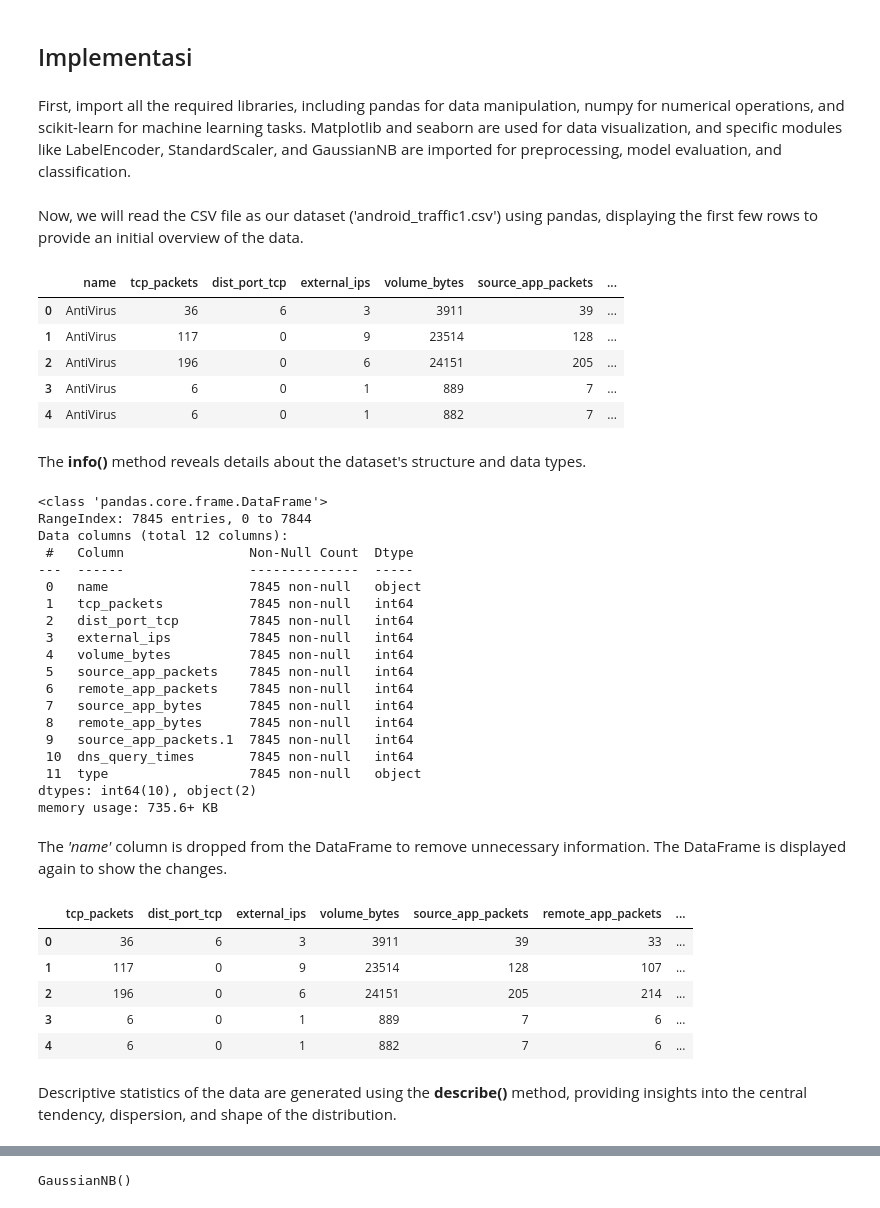
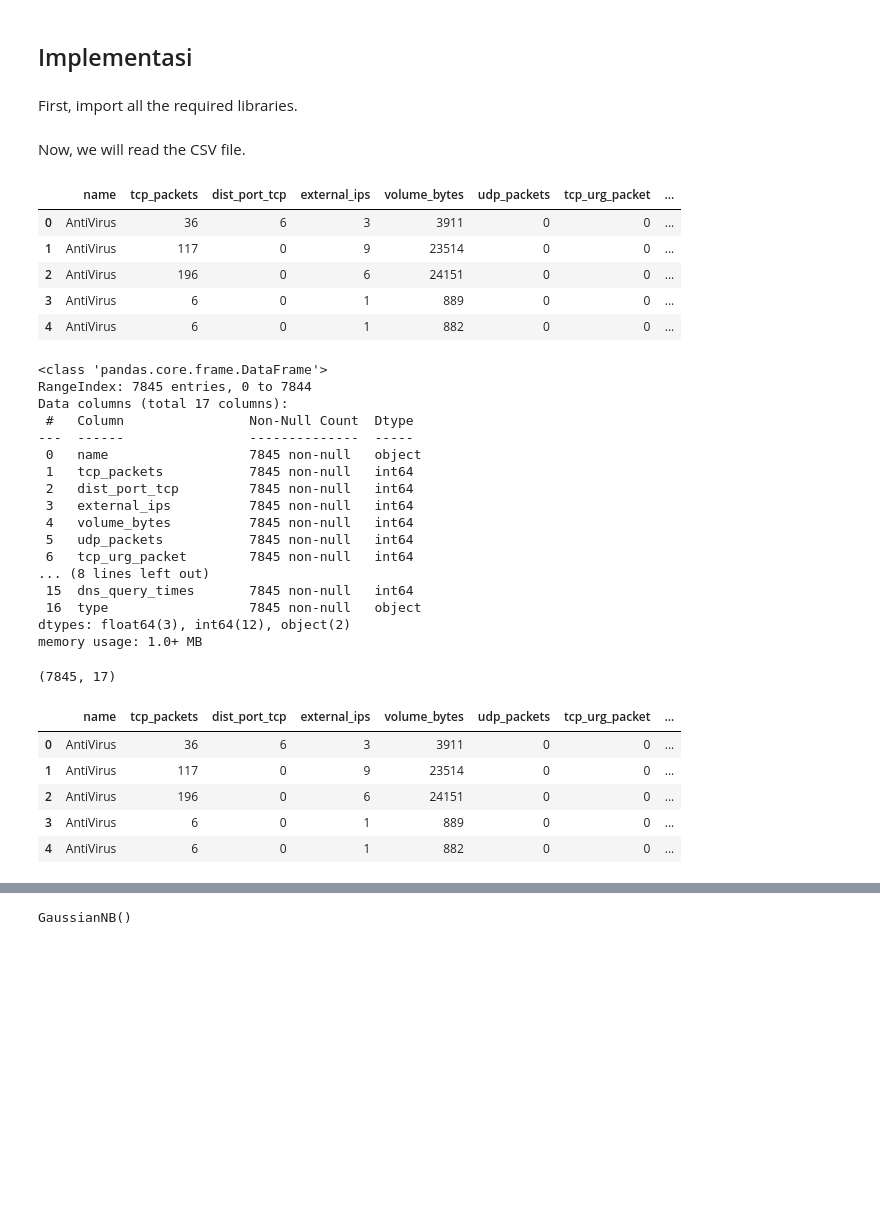
Before and after one commit to agnestsiburian/Proyek-CERTAN-NaiveBayes-G2, a Jupyter notebook: Proyek_CERTAN_NaiveBayes_2.ipynb, the cells around one changed output, grey strips where cells are left out. Saved outputs shown, nothing was run; the diff lists cells and outputs as text; code cells hidden in the pictures; blank space fills up the shorter version.

```diff
--- a/Proyek_CERTAN_NaiveBayes_2.ipynb
+++ b/Proyek_CERTAN_NaiveBayes_2.ipynb
@@ -39,8 +39,8 @@
 </table>
 # %% [markdown]
 ## Implementasi
-# %% [markdown]
-First, import all the required libraries, including pandas for data manipulation, numpy for numerical operations, and scikit-learn for machine learning tasks. Matplotlib and seaborn are used for data visualization, and specific modules like LabelEncoder, StandardScaler, and GaussianNB are imported for preprocessing, model evaluation, and classification.
+# %% [markdown]
+First, import all the required libraries.
 # %%
 # Import libraries
 
@@ -64,27 +64,26 @@ from sklearn.metrics import precision_recall_curve
 from sklearn.metrics import confusion_matrix
 from sklearn.metrics import ConfusionMatrixDisplay
 from sklearn.metrics import f1_score
-# %% [markdown]
-Now, we will read the CSV file as our dataset ('android_traffic1.csv') using pandas, displaying the first few rows to provide an initial overview of the data.
+# %% [markdown]
+Now, we will read the CSV file.
 # %%
 # Read dataset
-df = pd.read_csv('android_traffic.csv', sep=';')
+df = pd.read_csv('/content/sample_data/android_traffic.csv', sep=';')
 df.head()
 # %% [output]
-|  | name | tcp_packets | dist_port_tcp | external_ips | volume_bytes | source_app_packets | ... |
-| 0 | AntiVirus | 36 | 6 | 3 | 3911 | 39 | ... |
-| 1 | AntiVirus | 117 | 0 | 9 | 23514 | 128 | ... |
-| 2 | AntiVirus | 196 | 0 | 6 | 24151 | 205 | ... |
-| 3 | AntiVirus | 6 | 0 | 1 | 889 | 7 | ... |
-| 4 | AntiVirus | 6 | 0 | 1 | 882 | 7 | ... |
+|  | name | tcp_packets | dist_port_tcp | external_ips | volume_bytes | udp_packets | tcp_urg_packet | ... |
+| 0 | AntiVirus | 36 | 6 | 3 | 3911 | 0 | 0 | ... |
+| 1 | AntiVirus | 117 | 0 | 9 | 23514 | 0 | 0 | ... |
+| 2 | AntiVirus | 196 | 0 | 6 | 24151 | 0 | 0 | ... |
+| 3 | AntiVirus | 6 | 0 | 1 | 889 | 0 | 0 | ... |
+| 4 | AntiVirus | 6 | 0 | 1 | 882 | 0 | 0 | ... |
-# %% [markdown]
-The **info()** method reveals details about the dataset's structure and data types.
 # %%
 df.info()
+df.shape
 # %% [output]
 <class 'pandas.core.frame.DataFrame'>
 RangeIndex: 7845 entries, 0 to 7844
-Data columns (total 12 columns):
+Data columns (total 17 columns):
  #   Column                Non-Null Count  Dtype
 ---  ------                --------------  -----
  0   name                  7845 non-null   object
@@ -92,30 +91,25 @@ Data columns (total 12 columns):
  2   dist_port_tcp         7845 non-null   int64
  3   external_ips          7845 non-null   int64
  4   volume_bytes          7845 non-null   int64
- 5   source_app_packets    7845 non-null   int64
- 6   remote_app_packets    7845 non-null   int64
- 7   source_app_bytes      7845 non-null   int64
- 8   remote_app_bytes      7845 non-null   int64
- 9   source_app_packets.1  7845 non-null   int64
- 10  dns_query_times       7845 non-null   int64
- 11  type                  7845 non-null   object
-dtypes: int64(10), object(2)
-memory usage: 735.6+ KB
+ 5   udp_packets           7845 non-null   int64
+ 6   tcp_urg_packet        7845 non-null   int64
+... (8 lines left out)
+ 15  dns_query_times       7845 non-null   int64
+ 16  type                  7845 non-null   object
+dtypes: float64(3), int64(12), object(2)
+memory usage: 1.0+ MB
+(7845, 17)
-# %% [markdown]
-The *'name'* column is dropped from the DataFrame to remove unnecessary information. The DataFrame is displayed again to show the changes.
 # %%
-# Get required data
-df.drop(columns = ['name'], inplace=True)
+# Drop unnecessary columns
+df.drop(columns=['duracion', 'avg_local_pkt_rate', 'avg_remote_pkt_rate'], inplace=True)
 df.head()
 # %% [output]
-|  | tcp_packets | dist_port_tcp | external_ips | volume_bytes | source_app_packets | remote_app_packets | ... |
-| 0 | 36 | 6 | 3 | 3911 | 39 | 33 | ... |
-| 1 | 117 | 0 | 9 | 23514 | 128 | 107 | ... |
-| 2 | 196 | 0 | 6 | 24151 | 205 | 214 | ... |
-| 3 | 6 | 0 | 1 | 889 | 7 | 6 | ... |
-| 4 | 6 | 0 | 1 | 882 | 7 | 6 | ... |
+|  | name | tcp_packets | dist_port_tcp | external_ips | volume_bytes | udp_packets | tcp_urg_packet | ... |
+| 0 | AntiVirus | 36 | 6 | 3 | 3911 | 0 | 0 | ... |
+| 1 | AntiVirus | 117 | 0 | 9 | 23514 | 0 | 0 | ... |
+| 2 | AntiVirus | 196 | 0 | 6 | 24151 | 0 | 0 | ... |
+| 3 | AntiVirus | 6 | 0 | 1 | 889 | 0 | 0 | ... |
+| 4 | AntiVirus | 6 | 0 | 1 | 882 | 0 | 0 | ... |
-# %% [markdown]
-Descriptive statistics of the data are generated using the **describe()** method, providing insights into the central tendency, dispersion, and shape of the distribution.
 # %%
 # Describe data
 df.describe()
```
Also changed, not shown: parts of 33 cells of this notebook.
